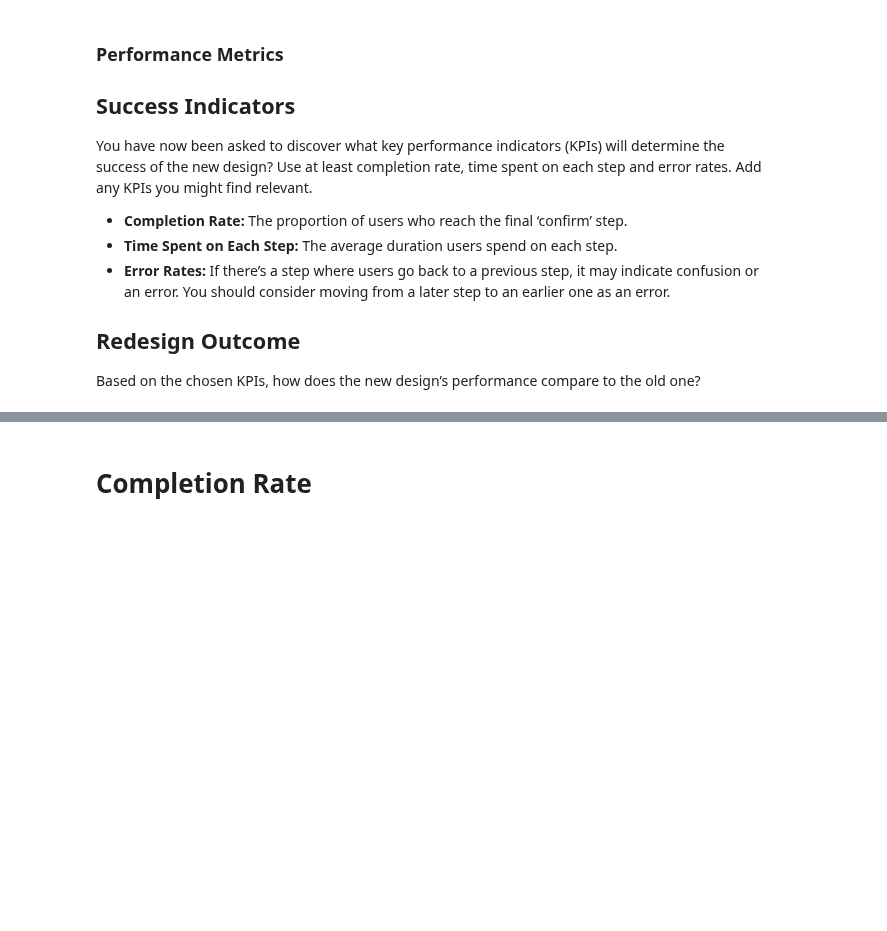
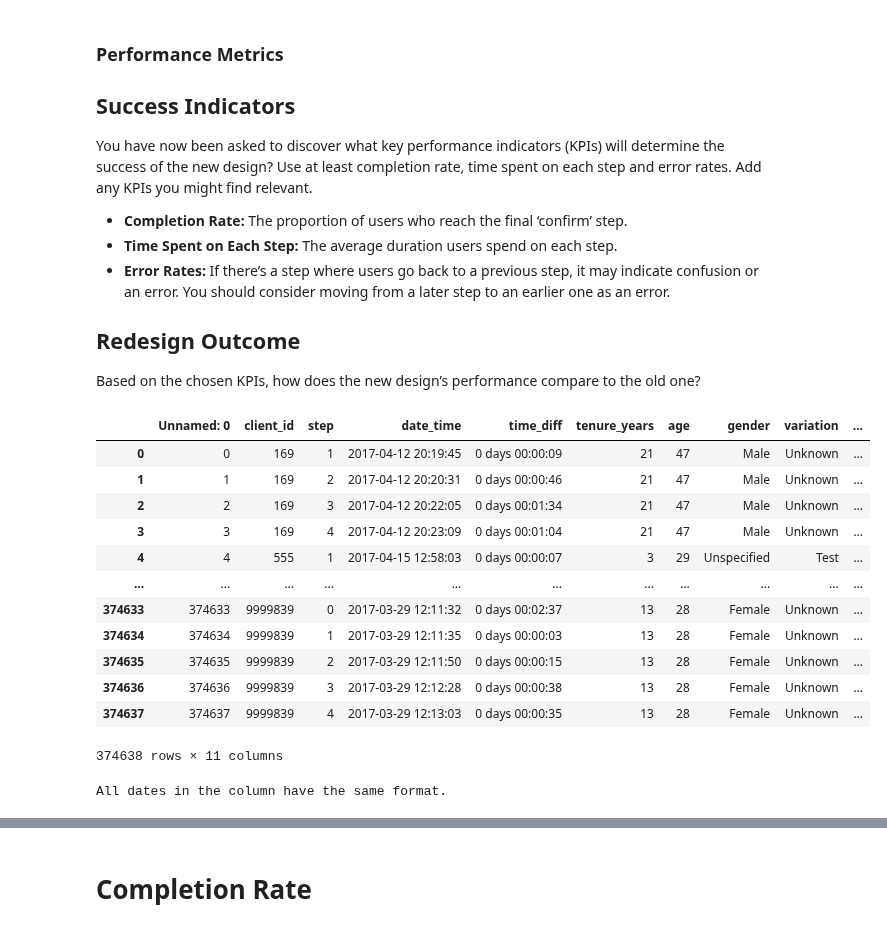
Before and after one commit to bruhu/vanguard-cx-project, a Jupyter notebook: notebooks/bru/kpi_calculations.ipynb, the cells around one changed output, grey strips where cells are left out. Cells and saved outputs as stored; diff of their text form; code cells hidden in the pictures; blank space fills up the shorter version.

```diff
--- a/notebooks/bru/kpi_calculations.ipynb
+++ b/notebooks/bru/kpi_calculations.ipynb
@@ -29,12 +26,31 @@ combined_cleaned_df = pd.read_csv('../../data/clean/combined_cleaned_data.csv')
+# %%
+kpi_df = pd.read_csv('../../data/clean/kpi_df_clean.csv')
+kpi_df
+# %% [output]
+|  | Unnamed: 0 | client_id | step | date_time | time_diff | tenure_years | age | gender | variation | ... |
+| 0 | 0 | 169 | 1 | 2017-04-12 20:19:45 | 0 days 00:00:09 | 21 | 47 | Male | Unknown | ... |
+| 1 | 1 | 169 | 2 | 2017-04-12 20:20:31 | 0 days 00:00:46 | 21 | 47 | Male | Unknown | ... |
+| 2 | 2 | 169 | 3 | 2017-04-12 20:22:05 | 0 days 00:01:34 | 21 | 47 | Male | Unknown | ... |
+| 3 | 3 | 169 | 4 | 2017-04-12 20:23:09 | 0 days 00:01:04 | 21 | 47 | Male | Unknown | ... |
+| 4 | 4 | 555 | 1 | 2017-04-15 12:58:03 | 0 days 00:00:07 | 3 | 29 | Unspecified | Test | ... |
+| ... | ... | ... | ... | ... | ... | ... | ... | ... | ... | ... |
+| 374633 | 374633 | 9999839 | 0 | 2017-03-29 12:11:32 | 0 days 00:02:37 | 13 | 28 | Female | Unknown | ... |
+| 374634 | 374634 | 9999839 | 1 | 2017-03-29 12:11:35 | 0 days 00:00:03 | 13 | 28 | Female | Unknown | ... |
+| 374635 | 374635 | 9999839 | 2 | 2017-03-29 12:11:50 | 0 days 00:00:15 | 13 | 28 | Female | Unknown | ... |
+| 374636 | 374636 | 9999839 | 3 | 2017-03-29 12:12:28 | 0 days 00:00:38 | 13 | 28 | Female | Unknown | ... |
+| 374637 | 374637 | 9999839 | 4 | 2017-03-29 12:13:03 | 0 days 00:00:35 | 13 | 28 | Female | Unknown | ... |
+374638 rows × 11 columns
 # %%
-combined_cleaned_df['date_time'] = pd.to_datetime(combined_cleaned_df['date_time'], errors='coerce')
+df['date_time'] = pd.to_datetime(df['date_time'], errors='coerce')
 
 # check if any dates couldn't be converted (i.e., they are NaT)
-inconsistent_dates = combined_cleaned_df['date_time'].isna().sum()
+inconsistent_dates = df['date_time'].isna().sum()
 
 # if inconsistent_dates > 0, then there are invalid or mismatched date formats
 if inconsistent_dates > 0:
     print(f'There are {inconsistent_dates} inconsistent or invalid date formats in the column.')
 else:
     print('All dates in the column have the same format.')
+# %% [output]
+All dates in the column have the same format.
 # %%
```
Also changed, not shown: parts of 4 cells of this notebook.
